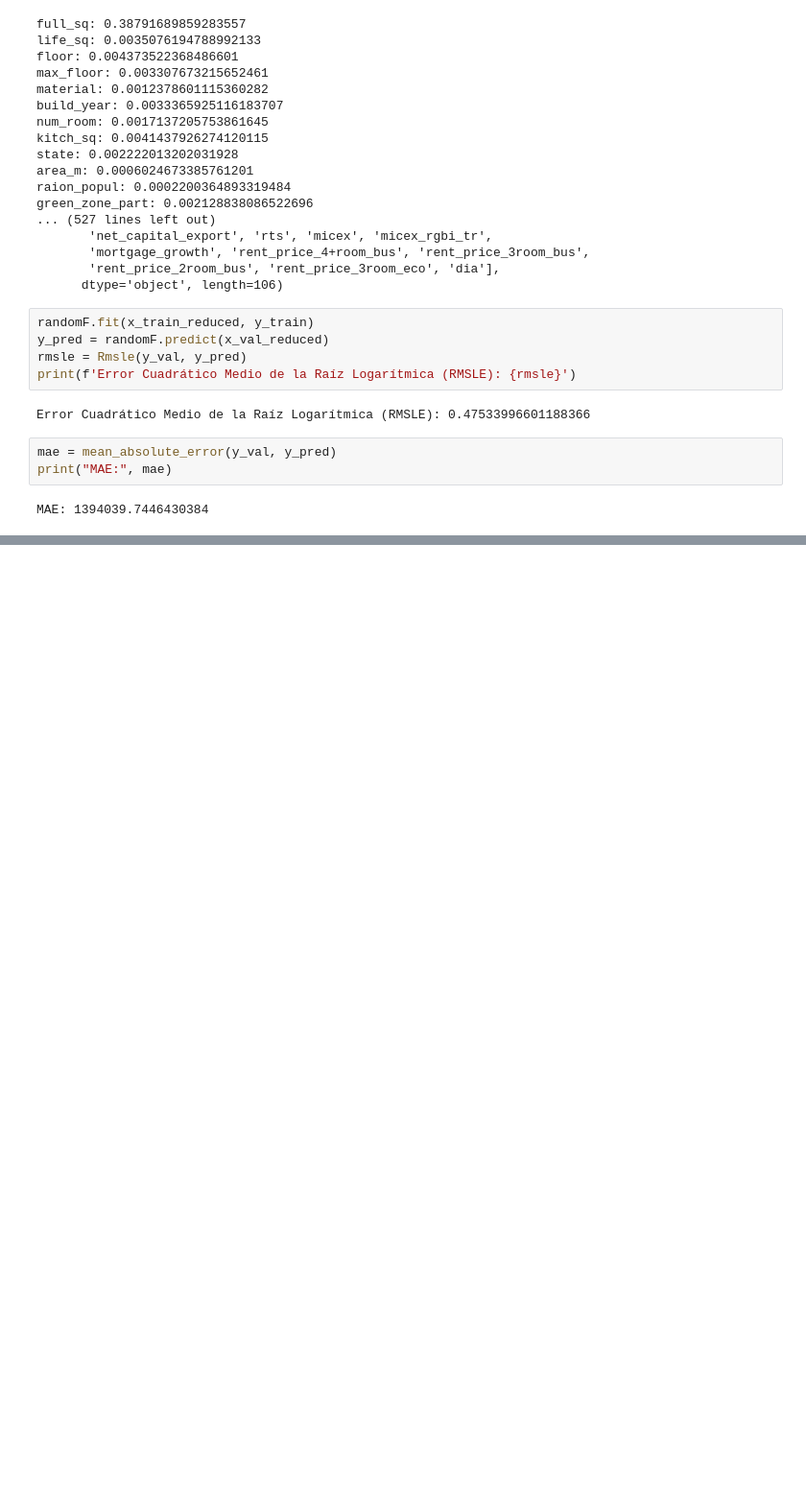
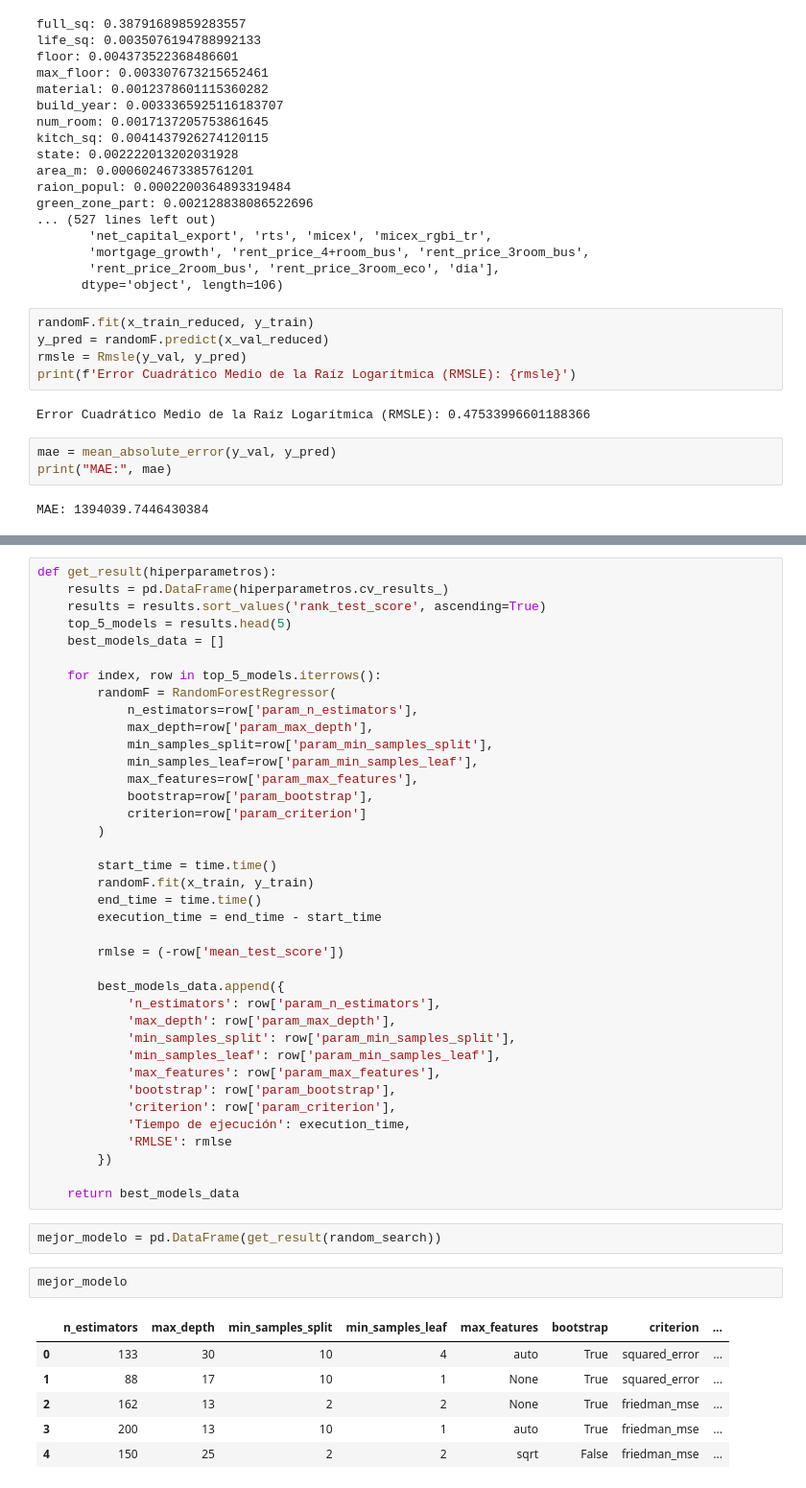
Before and after one commit to jadercaro/Mercado-inmobiliario-ruso-de-Sberbank, a Jupyter notebook: 04_Modelo_Random_Forest.ipynb, the cells around one changed output, grey strips where cells are left out. Shown at 96% size. Drawn from its saved outputs; the diff is of its cells as text; blank space fills up the shorter version.

```diff
--- a/04_Modelo_Random_Forest.ipynb
+++ b/04_Modelo_Random_Forest.ipynb
@@ -221,0 +257,49 @@ MAE: 1394039.7446430384
+# %%
+def get_result(hiperparametros):
+    results = pd.DataFrame(hiperparametros.cv_results_)
+    results = results.sort_values('rank_test_score', ascending=True)
+    top_5_models = results.head(5)
+    best_models_data = []
+
+    for index, row in top_5_models.iterrows():
+        randomF = RandomForestRegressor(
+            n_estimators=row['param_n_estimators'],
+            max_depth=row['param_max_depth'],
+            min_samples_split=row['param_min_samples_split'],
+            min_samples_leaf=row['param_min_samples_leaf'],
+            max_features=row['param_max_features'],
+            bootstrap=row['param_bootstrap'],
+            criterion=row['param_criterion']
+        )
+
+        start_time = time.time()
+        randomF.fit(x_train, y_train)
+        end_time = time.time()
+        execution_time = end_time - start_time
+
+        rmlse = (-row['mean_test_score'])
+
+        best_models_data.append({
+            'n_estimators': row['param_n_estimators'],
+            'max_depth': row['param_max_depth'],
+            'min_samples_split': row['param_min_samples_split'],
+            'min_samples_leaf': row['param_min_samples_leaf'],
+            'max_features': row['param_max_features'],
+            'bootstrap': row['param_bootstrap'],
+            'criterion': row['param_criterion'],
+            'Tiempo de ejecución': execution_time,
+            'RMLSE': rmlse
+        })
+
+    return best_models_data
+# %%
+mejor_modelo = pd.DataFrame(get_result(random_search))
+# %%
+mejor_modelo
+# %% [output]
+|  | n_estimators | max_depth | min_samples_split | min_samples_leaf | max_features | bootstrap | criterion | ... |
+| 0 | 133 | 30 | 10 | 4 | auto | True | squared_error | ... |
+| 1 | 88 | 17 | 10 | 1 | None | True | squared_error | ... |
+| 2 | 162 | 13 | 2 | 2 | None | True | friedman_mse | ... |
+| 3 | 200 | 13 | 10 | 1 | auto | True | friedman_mse | ... |
+| 4 | 150 | 25 | 2 | 2 | sqrt | False | friedman_mse | ... |
```
Also changed, not shown: parts of 18 cells of this notebook.
